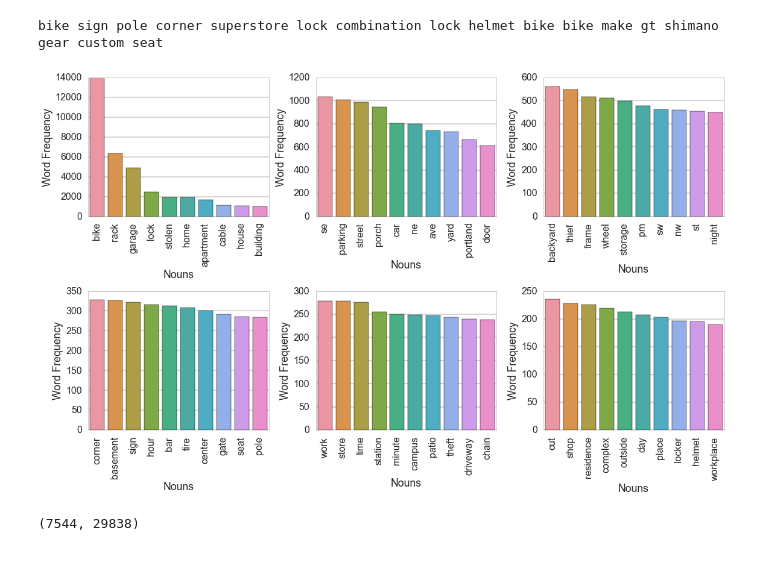
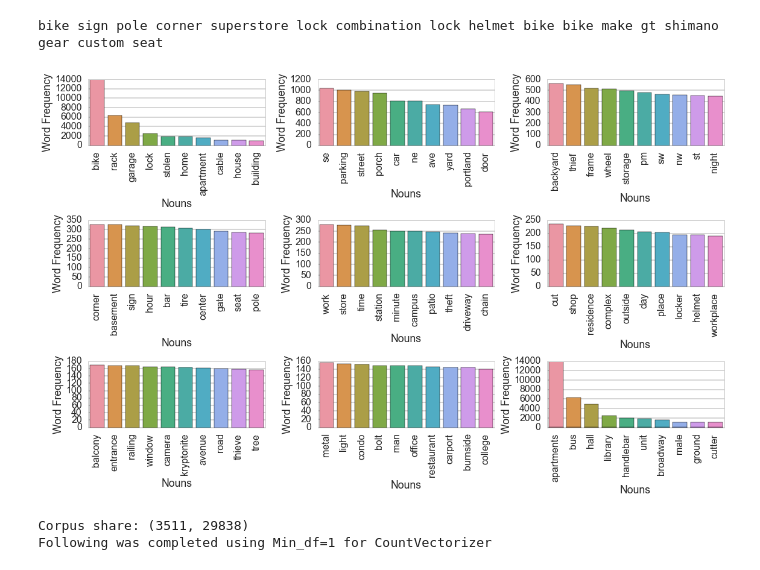
Before and after one commit to dilipbalachandran/project_cs109, a Jupyter notebook: code/CS109-Text_Parsing.ipynb, the cells around one changed output. Drawn from its saved outputs; the diff is of its cells as text; code cells hidden in the pictures.

```diff
--- a/code/CS109-Text_Parsing.ipynb
+++ b/code/CS109-Text_Parsing.ipynb
@@ -33,7 +32,7 @@ stopwords=text.ENGLISH_STOP_WORDS
 # %%
 # Read and store csv data in to Master index
 
-bike_masterdf = pd.read_csv('./bike_details.csv')
+bike_masterdf = pd.read_csv('./data/bike_details.csv')
 print "Number of samples in the database:", bike_masterdf.shape[0]
 bike_masterdf.head(2)
 # %% [output]
@@ -187,51 +185,48 @@ parsed_nouns = bike_subdf.theft_description.apply(gather_nouns)
 # %% [output]
 bike sign pole corner superstore lock combination lock helmet bike bike make gt shimano gear custom seat
 # %%
-
 #Tokenize each theft description to return a list of nouns, proper nouns etc for each sample (row)
-
-vectorizer_nouns = CountVectorizer(min_df=1, stop_words='english')
+# We will remove words whose word count is less than 2
+vectorizer_nouns = CountVectorizer(min_df=2, stop_words='english')
 X_nouns = vectorizer_nouns.fit_transform(parsed_nouns)    #************* May need to use mask for train/test
 id2words_nouns = dict((v, k) for k, v in vectorizer_nouns.vocabulary_.iteritems())
 corpus_gensim_nouns = gensim.matutils.Sparse2Corpus(X_nouns, documents_columns=False)
 # %%
 # From vectorizer, gather word-frequency data to look for highy frequency words
-#Plot bar graph to understand
 #Credit: http://stackoverflow.com/questions/16078015/list-the-words-in-a-vocabulary-according-to-occurrence-in-a-text-corpus-scikit
+
 Nouns = vectorizer_nouns.get_feature_names()
 Noun_Counts = np.asarray(X_nouns.sum(axis=0)).ravel()
 #word_freq_dict = {'Nouns': Nouns, 'Count':Noun_Counts}
 #word_frequency = zip(vectorizer_nouns.get_feature_names(),np.asarray(X_nouns.sum(axis=0)).ravel())
 word_frequency = pd.DataFrame({'Nouns': Nouns, 'Count':Noun_Counts})
 sorted_w_freq_df = word_frequency.sort(columns='Count', ascending=False)
-
-# Frequency of first 60 words
-#
-nrows=2
-ncols=3
-plt_rows = np.arange(nrows)
-plt_cols = np.arange(ncols)
-f1, ax1 = plt.subplots(figsize=(16,10), nrows=nrows, ncols=ncols)
-f1.set_tight_layout(True)
-x = 0
-
-for row in plt_rows:
-    for col in plt_cols:
-        a = sns.barplot(x='Nouns',y='Count',data= sorted_w_freq_df[x:x+10], ax=ax1[row][col])
-        a.set_xticklabels(sorted_w_freq_df['Nouns'][x:x+10].tolist(), rotation='vertical')
-        a.set_ylabel('Word Frequency')
-        x+=10
-    x+=10
-
-
-
-
-#Write word(Noun)-frequency to CSV
-word_frequency.to_json('./noun_frequency.json')
+sorted_w_freq_df.to_csv('./data/noun_frequency.csv')
-# %% [output]
-[figure, removed]
+# %%
+# Plot bar graph of Frequency of top 60 words
+#
+nrows=3
+ncols=3
+plt_rows = np.arange(nrows)
+plt_cols = np.arange(ncols)
+f1, ax1 = plt.subplots(figsize=(16,10), nrows=nrows, ncols=ncols)
+f1.set_tight_layout(True)
+x = 0
+sns.barplot(x='Nouns',y='Count',data= sorted_w_freq_df[0:10])
+for row in plt_rows:
+    for col in plt_cols:
+        a = sns.barplot(x='Nouns',y='Count',data= sorted_w_freq_df[x:x+10], ax=ax1[row][col])
+        #print row,col
+        a.set_xticklabels(sorted_w_freq_df['Nouns'][x:x+10].tolist(), rotation='vertical')
+        a.set_ylabel('Word Frequency')
+        x+=10
+    x+=10
+# %% [output]
+[figure, added]
 # %%
-print corpus_gensim_nouns.sparse.shape
+#Perform LDA for different topic size on the noun_corpus
+print "Corpus share:", corpus_gensim_nouns.sparse.shape
+print "Following was completed using Min_df=1 for CountVectorizer"
 num_topics=range(2,11)
 lda_models_dict={}
 
@@ -239,5 +234,6 @@ for eachtopic in num_topics:
     lda_nouns = gensim.models.ldamodel.LdaModel(corpus_gensim_nouns, id2word=id2words_nouns, num_topics=eachtopic, update_every=1, chunksize=100, passes=5)
     lda_models_dict[eachtopic]=lda_nouns.top_topics(corpus_gensim_nouns,num_words=15)
 # %% [output]
-(7544, 29838)
+Corpus share: (3511, 29838)
+Following was completed using Min_df=1 for CountVectorizer
 # %%
```
Also changed, not shown: parts of 5 cells of this notebook, 7 other files.
